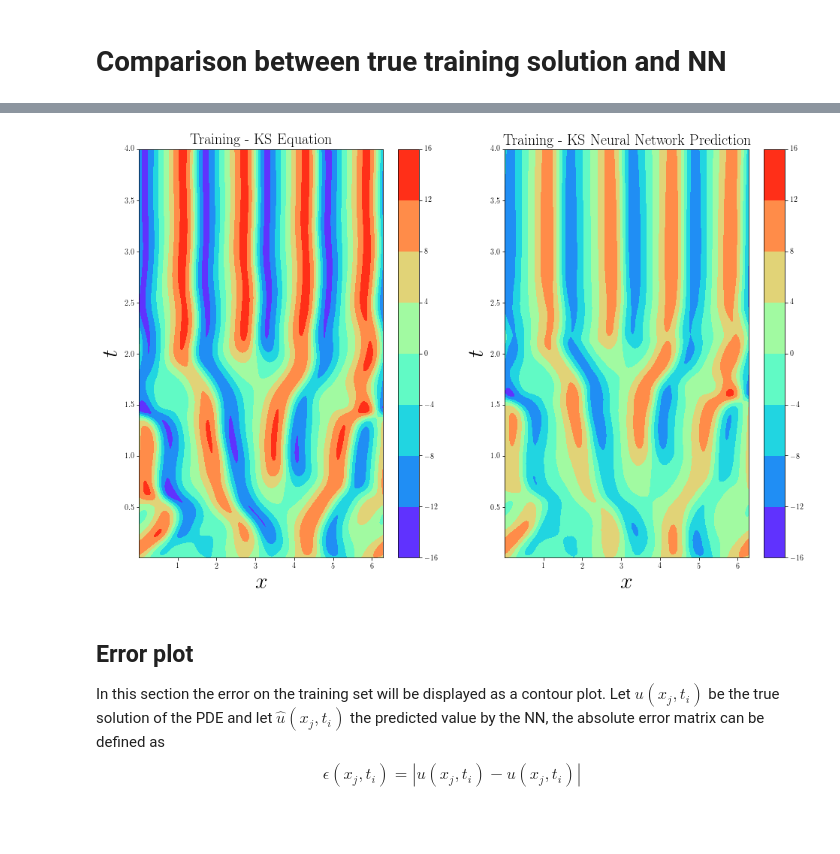
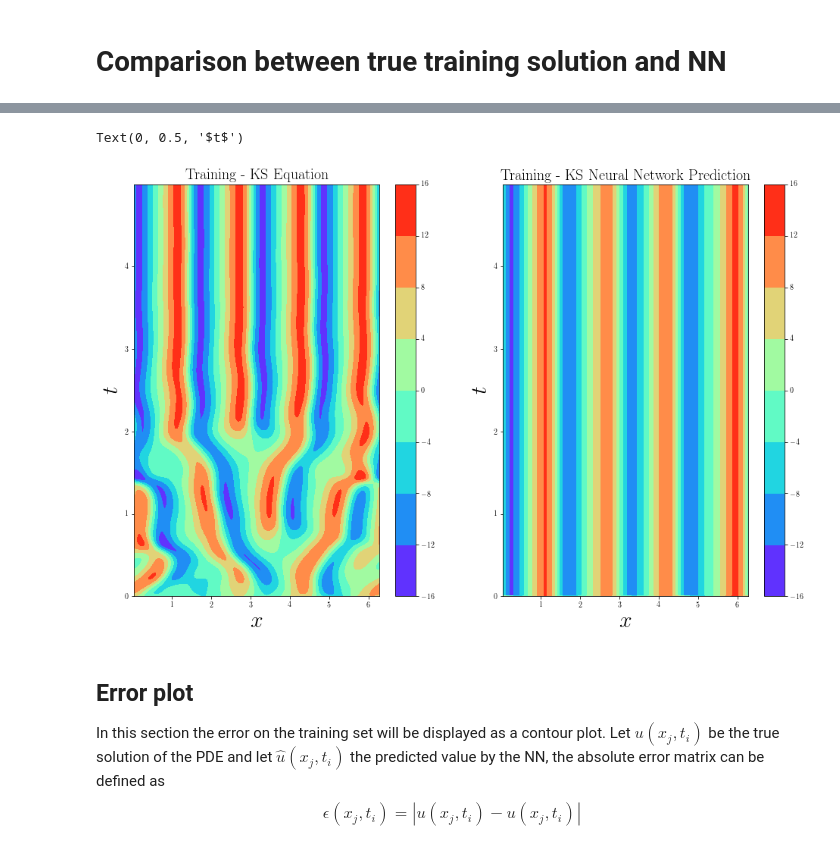
Before and after one commit to Steriva/MfM_Assignment, a Jupyter notebook: exe02b_NN_KS.ipynb, the cells around one changed output, grey strips where cells are left out. Saved outputs shown, nothing was run; the diff lists cells and outputs as text; code cells hidden in the pictures; blank space fills up the shorter version.

```diff
--- a/exe02b_NN_KS.ipynb
+++ b/exe02b_NN_KS.ipynb
@@ -153,4 +143,19 @@ The data are separated into the training set and the validation set (80% trainin
 # %%
-X_train, X_test, Y_train, Y_test = train_test_split(input, output, test_size = 0.1)
-print(X_train.shape, Y_train.shape)
-print(X_test.shape, Y_test.shape)
+m = len(t)
+n = len(x)
+
+input = np.zeros((m-1, n))
+output = np.zeros((m-1, n))
+
+input[:,:] = u.T[:-1,:]
+output[:,:] = u.T[1:,:]
+
+# MATLAB
+# input = np.transpose(data['input'])
+# output = np.transpose(data['output'])
+
+
+
+# X_train, X_test, Y_train, Y_test = train_test_split(input, output, test_size = 0.1)
+# print(X_train.shape, Y_train.shape)
+# print(X_test.shape, Y_test.shape)
@@ -166,15 +168,16 @@ The loss function is the Mean Square Error (MSE) and the optimizer is 'adam'.
 # %%
 NN_model = keras.models.Sequential()
 
-NN_model.add(layers.Dense(32, input_dim = n, activation='relu', name='Input')) # input layer
+NN_model.add(layers.Dense(32, input_dim = n, activation='sigmoid', name='Input')) # input layer
 NN_model.add(layers.Dense(128, activation='relu'))
 NN_model.add(layers.Dense(n,  activation='linear',name='Output')) #output layer
 
-NN_model.compile(loss='mse', optimizer='adam')
+NN_model.compile( loss='mse',
+                  optimizer=keras.optimizers.Adam() )
 # %% [markdown]
 Now, we can train out net with 1000 epochs.
 # %%
-History = NN_model.fit(X_train, Y_train, epochs=1000, batch_size=32, validation_data=(X_test, Y_test) )
+History = NN_model.fit(input, output, epochs=200, batch_size=32)
 # %%
 fig2 = plt.figure()
 plt.semilogy(History.history['loss'])
@@ -204,7 +205,8 @@ progressBar = tqdm.notebook.tqdm(desc="Predicting PDE solution", total=len(t)-1)
 
 for jj in range(0, len(t)-1):
   tmp = np.reshape(u_NN_training[:,jj], [1, len(x)])
-  u_NN_training[:,jj+1] = NN_model.predict(tmp)
+  tmpOUT = NN_model.predict(tmp)
+  u_NN_training[:,jj+1] = np.reshape(tmpOUT, [len(x)])
   progressBar.update(1)
 # %%
 fig3 = plt.figure()
@@ -215,6 +217,7 @@ if contourBool == True:
   ax = plt.gca(projection='3d')
   surf = ax.plot_surface(X, T, u.T, rstride=1, cstride=1, cmap=cm.rainbow,
       linewidth=0, antialiased=False)
+
 else:
   surf = plt.contourf(X, T, u.T, cmap=cm.rainbow)
   plt.colorbar()
@@ -238,6 +241,6 @@ plt.title('Training - KS Neural Network Prediction', fontsize = 20)
 plt.xlabel('$x$', fontsize = 30)
 plt.ylabel('$t$', fontsize = 30)
 
-fig3.savefig('KS_TrainingComparison.pdf', format='pdf', dpi=600, bbox_inches='tight')
-files.download('KS_TrainingComparison.pdf')
+# fig3.savefig('KS_TrainingComparison.pdf', format='pdf', dpi=600, bbox_inches='tight')
+# files.download('KS_TrainingComparison.pdf')
 # %% [output]
@@ -246,4 +247,5 @@ files.download('KS_TrainingComparison.pdf')
+Text(0, 0.5, '$t$')
-[figure, old version]
+[figure, new version]
 # %% [markdown]
 ## Error plot
 In this section the error on the training set will be displayed as a contour plot. Let $u(x_j,t_i)$ be the true solution of the PDE and let $\hat{u}(x_j,t_i)$ the predicted value by the NN, the absolute error matrix can be defined as
```
Also changed, not shown: parts of 7 cells of this notebook.
